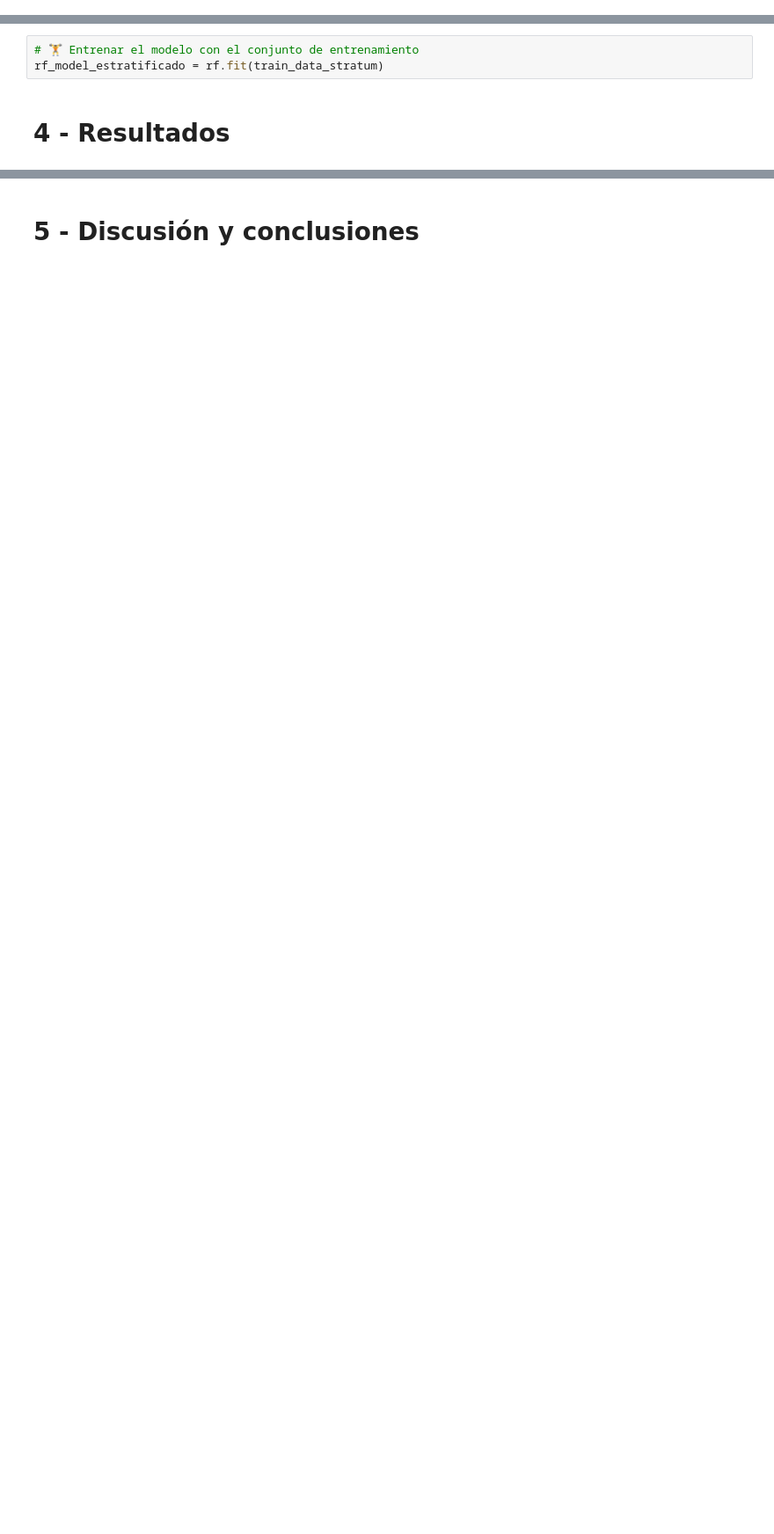
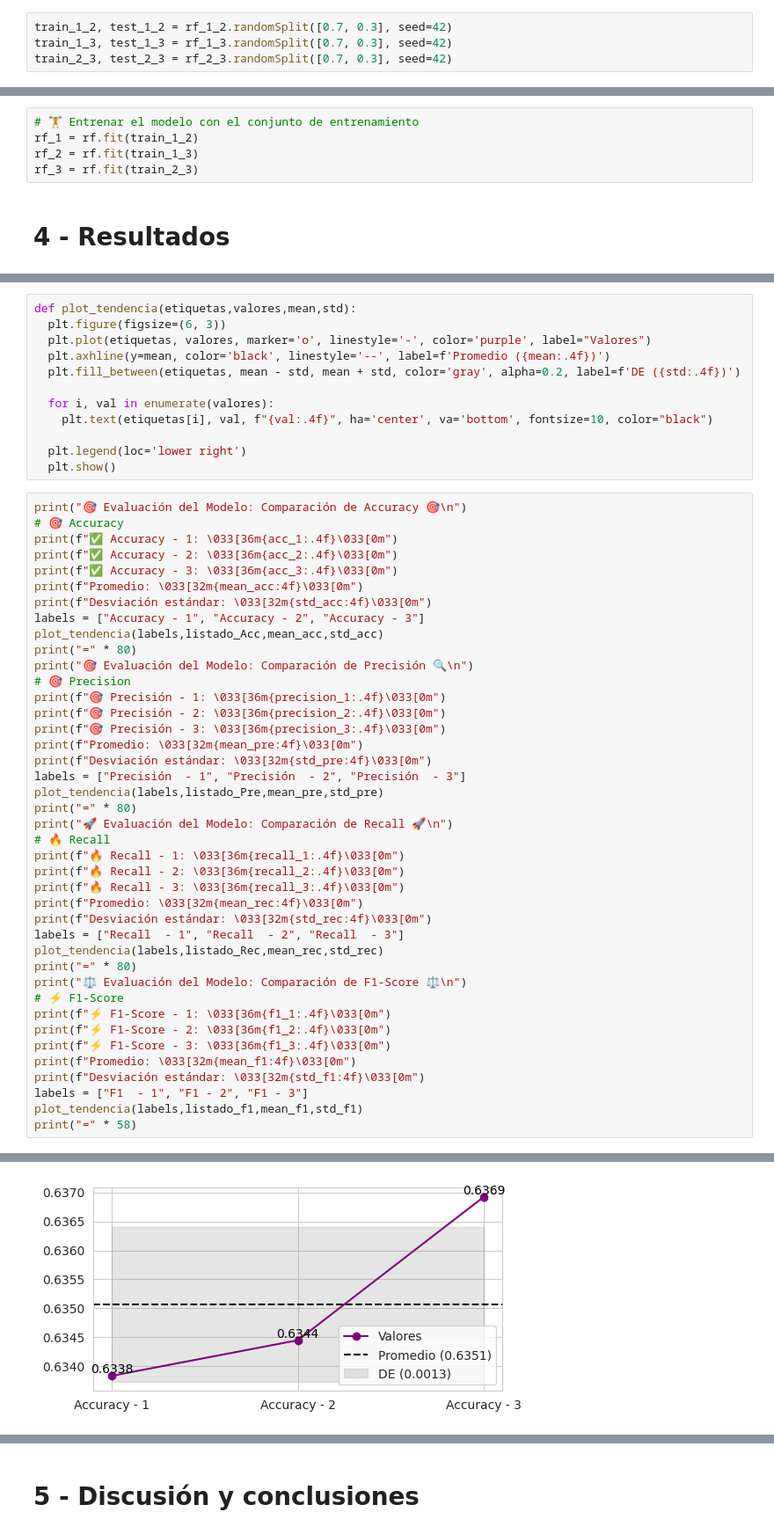
Before and after one commit to Jarcos09/Tareas, a Jupyter notebook: Visualización_Equipo_29.ipynb, the cells around one changed output, grey strips where cells are left out. Shown: that part at 88% size. Drawn from its saved outputs; the diff is of its cells as text; blank space fills up the shorter version.

```diff
--- a/Visualización_Equipo_29.ipynb
+++ b/Visualización_Equipo_29.ipynb
@@ -562,3 +474,7 @@ only showing top 5 rows
+# %%
+train_1_2, test_1_2 = rf_1_2.randomSplit([0.7, 0.3], seed=42)
+train_1_3, test_1_3 = rf_1_3.randomSplit([0.7, 0.3], seed=42)
+train_2_3, test_2_3 = rf_2_3.randomSplit([0.7, 0.3], seed=42)
 # %%
 # 📊 Evaluador de Accuracy
 # Mide el porcentaje de predicciones correctas sobre el total de instancias.
@@ -689,6 +509,8 @@ rf = RandomForestClassifier(
 )
 # %%
 # 🏋️ Entrenar el modelo con el conjunto de entrenamiento
-rf_model_estratificado = rf.fit(train_data_stratum)
+rf_1 = rf.fit(train_1_2)
+rf_2 = rf.fit(train_1_3)
+rf_3 = rf.fit(train_2_3)
 # %% [markdown]
 # **4 - Resultados**
@@ -762,0 +555,54 @@ plt.show()
+# %%
+def plot_tendencia(etiquetas,valores,mean,std):
+  plt.figure(figsize=(6, 3))
+  plt.plot(etiquetas, valores, marker='o', linestyle='-', color='purple', label="Valores")
+  plt.axhline(y=mean, color='black', linestyle='--', label=f'Promedio ({mean:.4f})')
+  plt.fill_between(etiquetas, mean - std, mean + std, color='gray', alpha=0.2, label=f'DE ({std:.4f})')
+
+  for i, val in enumerate(valores):
+    plt.text(etiquetas[i], val, f"{val:.4f}", ha='center', va='bottom', fontsize=10, color="black")
+
+  plt.legend(loc='lower right')
+  plt.show()
+# %%
+print("🎯 Evaluación del Modelo: Comparación de Accuracy 🎯\n")
+# 🎯 Accuracy
+print(f"✅ Accuracy - 1: \033[36m{acc_1:.4f}\033[0m")
+print(f"✅ Accuracy - 2: \033[36m{acc_2:.4f}\033[0m")
+print(f"✅ Accuracy - 3: \033[36m{acc_3:.4f}\033[0m")
+print(f"Promedio: \033[32m{mean_acc:4f}\033[0m")
+print(f"Desviación estándar: \033[32m{std_acc:4f}\033[0m")
+labels = ["Accuracy - 1", "Accuracy - 2", "Accuracy - 3"]
+plot_tendencia(labels,listado_Acc,mean_acc,std_acc)
+print("=" * 80)
+print("🎯 Evaluación del Modelo: Comparación de Precisión 🔍\n")
+# 🎯 Precision
+print(f"🎯 Precisión - 1: \033[36m{precision_1:.4f}\033[0m")
+print(f"🎯 Precisión - 2: \033[36m{precision_2:.4f}\033[0m")
+print(f"🎯 Precisión - 3: \033[36m{precision_3:.4f}\033[0m")
+print(f"Promedio: \033[32m{mean_pre:4f}\033[0m")
+print(f"Desviación estándar: \033[32m{std_pre:4f}\033[0m")
+labels = ["Precisión  - 1", "Precisión  - 2", "Precisión  - 3"]
+plot_tendencia(labels,listado_Pre,mean_pre,std_pre)
+print("=" * 80)
+print("🚀 Evaluación del Modelo: Comparación de Recall 🚀\n")
+# 🔥 Recall
+print(f"🔥 Recall - 1: \033[36m{recall_1:.4f}\033[0m")
+print(f"🔥 Recall - 2: \033[36m{recall_2:.4f}\033[0m")
+print(f"🔥 Recall - 3: \033[36m{recall_3:.4f}\033[0m")
+print(f"Promedio: \033[32m{mean_rec:4f}\033[0m")
+print(f"Desviación estándar: \033[32m{std_rec:4f}\033[0m")
+labels = ["Recall  - 1", "Recall  - 2", "Recall  - 3"]
+plot_tendencia(labels,listado_Rec,mean_rec,std_rec)
+print("=" * 80)
+print("⚖ Evaluación del Modelo: Comparación de F1-Score ⚖\n")
+# ⚡ F1-Score
+print(f"⚡ F1-Score - 1: \033[36m{f1_1:.4f}\033[0m")
+print(f"⚡ F1-Score - 2: \033[36m{f1_2:.4f}\033[0m")
+print(f"⚡ F1-Score - 3: \033[36m{f1_3:.4f}\033[0m")
+print(f"Promedio: \033[32m{mean_f1:4f}\033[0m")
+print(f"Desviación estándar: \033[32m{std_f1:4f}\033[0m")
+labels = ["F1  - 1", "F1 - 2", "F1 - 3"]
+plot_tendencia(labels,listado_f1,mean_f1,std_f1)
+print("=" * 58)
+# %% [output]
@@ -762,0 +616 @@ plt.show()
+[figure, added]
```
Also changed, not shown: parts of 37 cells of this notebook.
